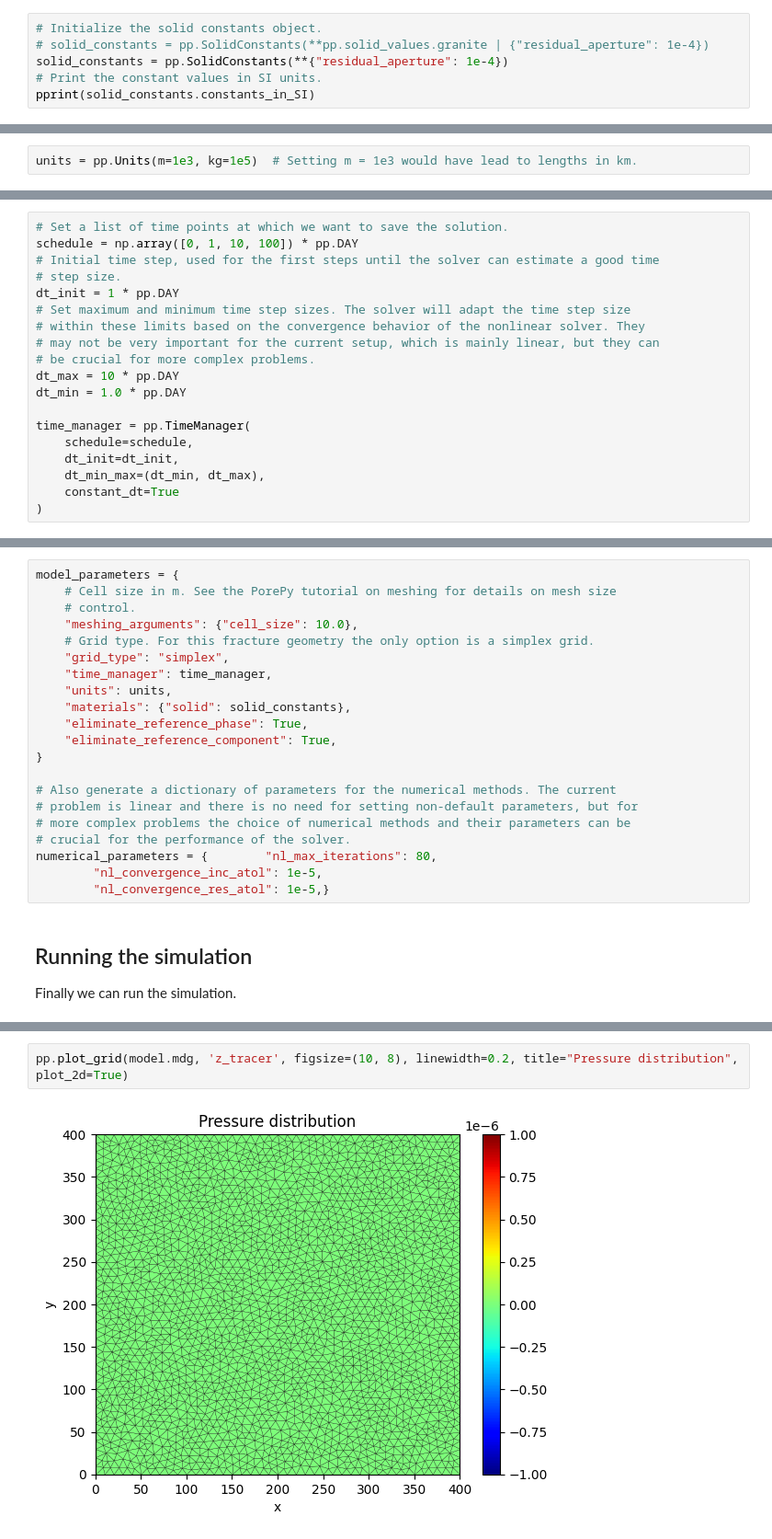
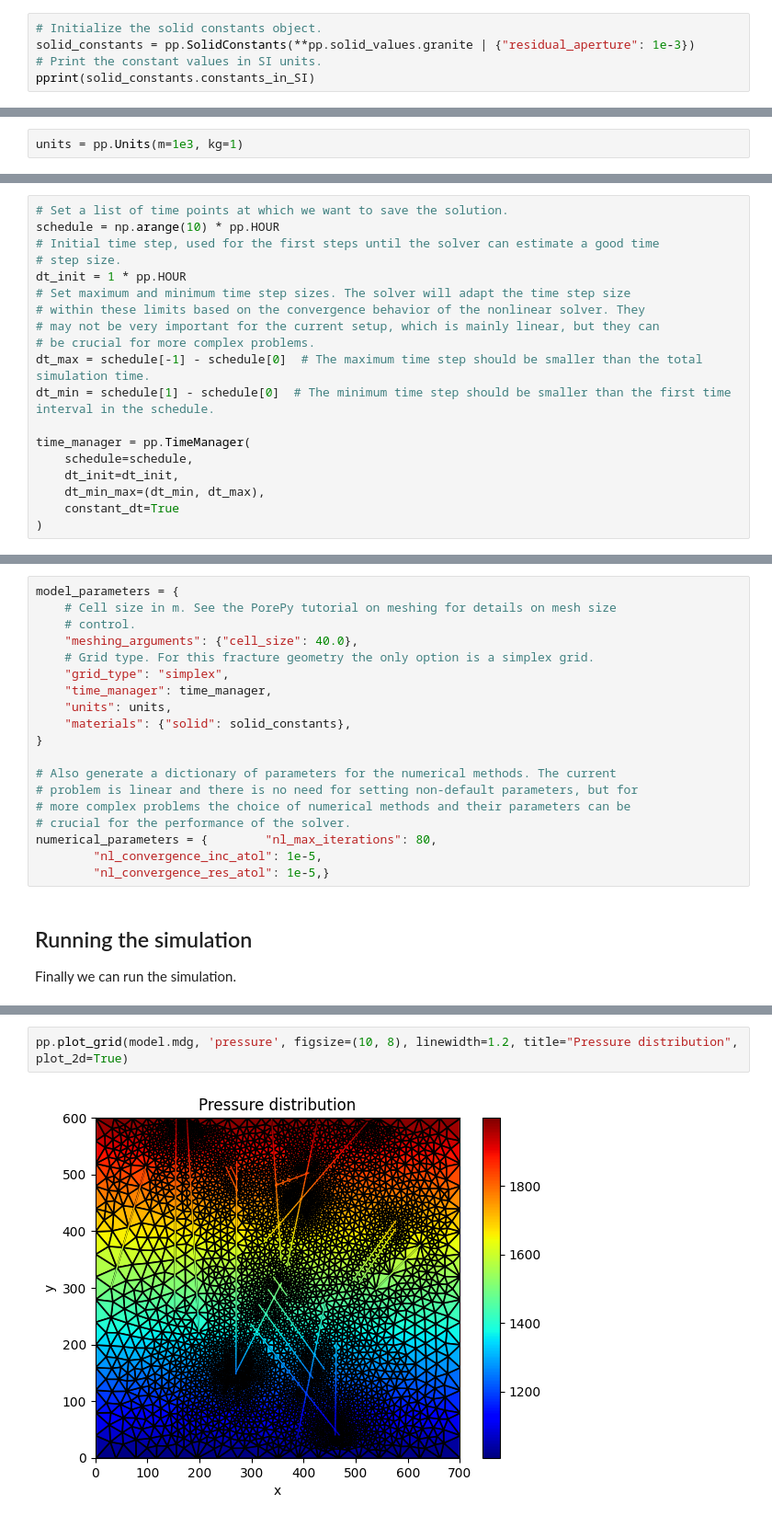
Before and after one commit to keileg/dfn_workshop_porepy, a Jupyter notebook: notebooks/flow_and_transport/flow_and_transport_2d.ipynb, the cells around one changed output, grey strips where cells are left out. Shown at 92% size. Saved outputs shown, nothing was run; the diff lists cells and outputs as text.

```diff
--- a/notebooks/flow_and_transport/flow_and_transport_2d.ipynb
+++ b/notebooks/flow_and_transport/flow_and_transport_2d.ipynb
@@ -221,8 +242,7 @@ Points to note:
 * The default values of the SolidConstants objects tend to be either 1.0 or 0.0. These can be considered neutral (for a mathematician) values, but clearly, it is important to inspect such defaults before starting a time demanding simulation.
 # %%
 # Initialize the solid constants object.
-# solid_constants = pp.SolidConstants(**pp.solid_values.granite | {"residual_aperture": 1e-4})
-solid_constants = pp.SolidConstants(**{"residual_aperture": 1e-4})
+solid_constants = pp.SolidConstants(**pp.solid_values.granite | {"residual_aperture": 1e-3})
 # Print the constant values in SI units.
 pprint(solid_constants.constants_in_SI)
 # %% [output]
@@ -252,20 +274,20 @@ Next, we set the units object that we referred to at various places above. Here
 # %%
-units = pp.Units(m=1e3, kg=1e5)  # Setting m = 1e3 would have lead to lengths in km.
+units = pp.Units(m=1e3, kg=1)
 # %% [markdown]
 ## Time control
 Management of time is for the moment controlled by an object of the TimeManager class. This can be set up as follows:
 # %%
 # Set a list of time points at which we want to save the solution.
-schedule = np.array([0, 1, 10, 100]) * pp.DAY
+schedule = np.arange(10) * pp.HOUR
 # Initial time step, used for the first steps until the solver can estimate a good time
 # step size.
-dt_init = 1 * pp.DAY
+dt_init = 1 * pp.HOUR
 # Set maximum and minimum time step sizes. The solver will adapt the time step size
 # within these limits based on the convergence behavior of the nonlinear solver. They
 # may not be very important for the current setup, which is mainly linear, but they can
 # be crucial for more complex problems.
-dt_max = 10 * pp.DAY
-dt_min = 1.0 * pp.DAY
+dt_max = schedule[-1] - schedule[0]  # The maximum time step should be smaller than the total simulation time.
+dt_min = schedule[1] - schedule[0]  # The minimum time step should be smaller than the first time interval in the schedule.
 
 time_manager = pp.TimeManager(
     schedule=schedule,
@@ -280,14 +302,12 @@ Finally, the various datastructures are gathered in a dictionary to be passed to
 model_parameters = {
     # Cell size in m. See the PorePy tutorial on meshing for details on mesh size
     # control.
-    "meshing_arguments": {"cell_size": 10.0},
+    "meshing_arguments": {"cell_size": 40.0},
     # Grid type. For this fracture geometry the only option is a simplex grid.
     "grid_type": "simplex",
     "time_manager": time_manager,
     "units": units,
     "materials": {"solid": solid_constants},
-    "eliminate_reference_phase": True,
-    "eliminate_reference_component": True,
 }
 
 # Also generate a dictionary of parameters for the numerical methods. The current
@@ -320,5 +338,5 @@ Current time step and time are 86400.0 and 8640000.0.
 # %%
-pp.plot_grid(model.mdg, 'z_tracer', figsize=(10, 8), linewidth=0.2, title="Pressure distribution", plot_2d=True)
+pp.plot_grid(model.mdg, 'pressure', figsize=(10, 8), linewidth=1.2, title="Pressure distribution", plot_2d=True)
 # %% [output]
-[figure, old version]
+[figure, new version]
 # %%
```
Also changed, not shown: parts of 11 cells of this notebook.
